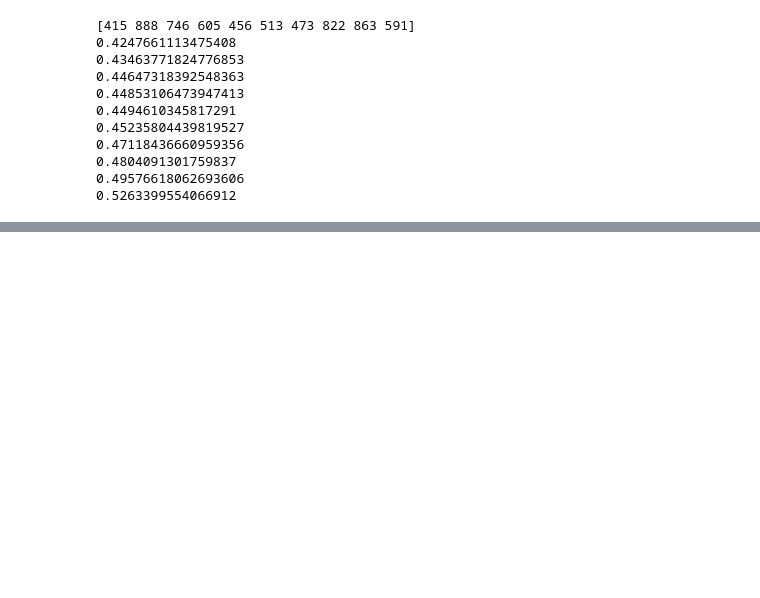
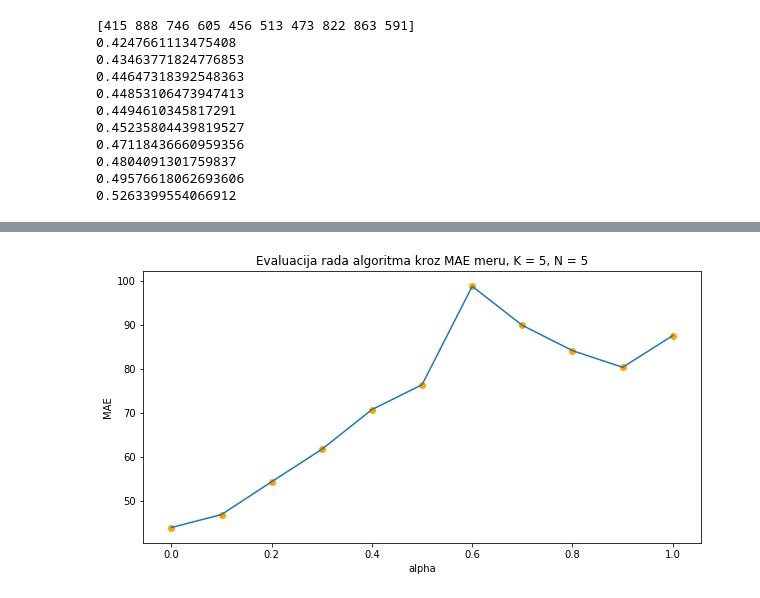
Before and after one commit to VladanaDjordjevic/Collaborative-Filtering-Covariance-Matrix, a Jupyter notebook: MovieLens 100K.ipynb, the cells around one changed output, grey strips where cells are left out. Cells and saved outputs as stored; diff of their text form; code cells hidden in the pictures; blank space fills up the shorter version.

```diff
--- a/MovieLens 100K.ipynb
+++ b/MovieLens 100K.ipynb
@@ -337,0 +663,10 @@ test_data[test_data['item'] == 174]
+# %%
+plt.figure(figsize = (10, 5))
+plt.title('Evaluacija rada algoritma kroz MAE meru, K = 5, N = 5')
+plt.plot([element[0] for element in evaluations], [element[2] for element in evaluations])
+plt.scatter([element[0] for element in evaluations], [element[2] for element in evaluations], color = 'orange')
+plt.xlabel('alpha')
+plt.ylabel('MAE')
+plt.show()
+# %% [output]
+[figure, added]
```
Also changed, not shown: parts of 64 cells of this notebook, 1 other file.
